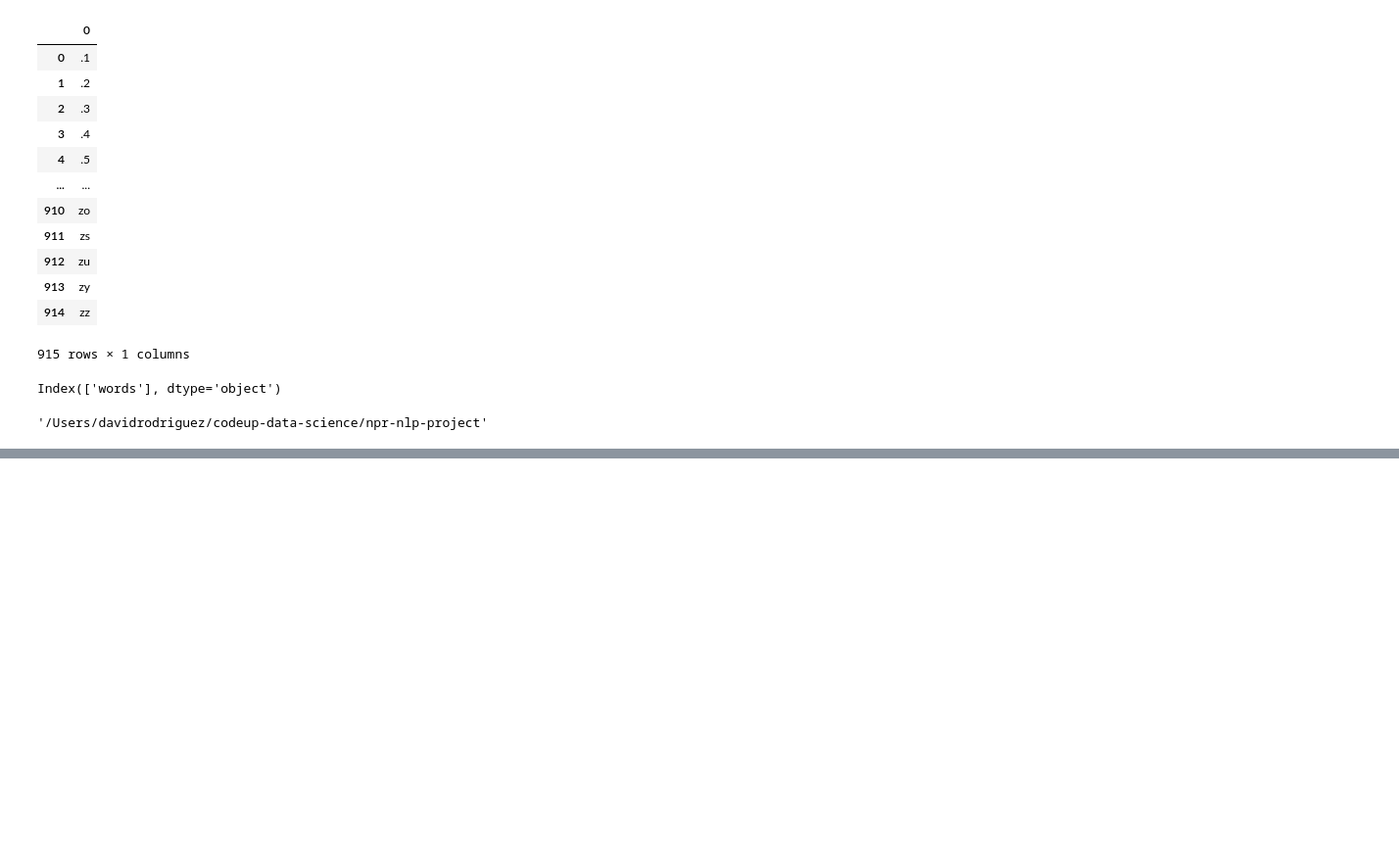
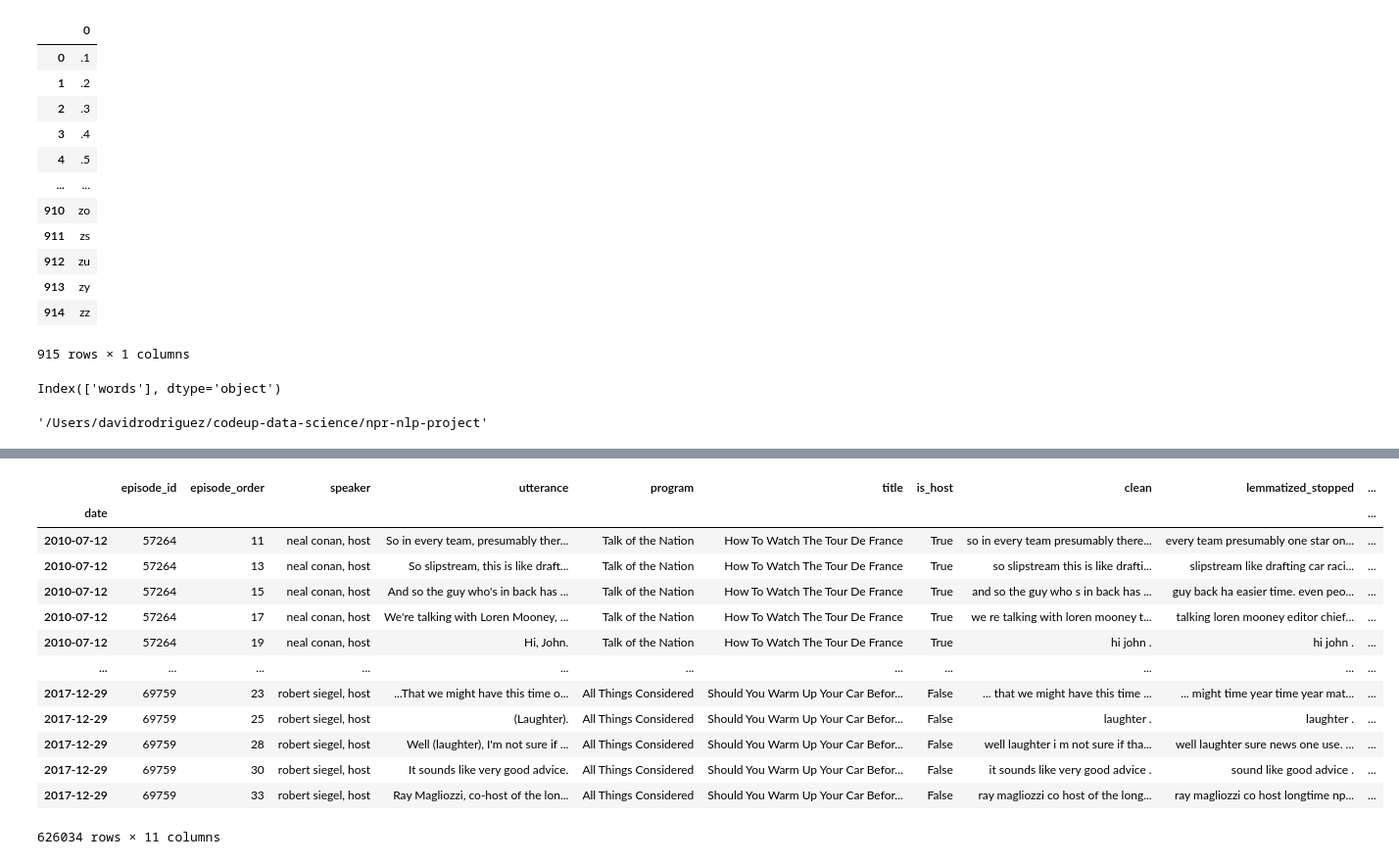
Before and after one commit to npr-nlp/npr-nlp-project, a Jupyter notebook: david_wip.ipynb, the cells around one changed output, grey strips where cells are left out. Shown: that part at 98% size. Saved outputs shown, nothing was run; the diff lists cells and outputs as text; code cells hidden in the pictures; blank space fills up the shorter version.

```diff
--- a/david_wip.ipynb
+++ b/david_wip.ipynb
@@ -1243,0 +1259,8 @@ pwd
+# %%
+#df.reset_index(inplace = True)
+#df.drop(columns = ['level_0', 'index'], inplace = True)
+df.speaker = df.speaker.str.lower()
+top_speakers = df[df.is_host == True].groupby('speaker').episode_id.count().to_frame().sort_values(by = 'episode_id', ascending = False).head(10).index
+# %%
+top_sp_df = df[df.speaker.isin(top_speakers)]
+top_sp_df.info()
@@ -1243,0 +1287,18 @@ pwd
+# %%
+top_sp_df.set_index('date', inplace = True)
+top_sp_df
+# %% [output]
+|  | episode_id | episode_order | speaker | utterance | program | title | is_host | clean | lemmatized_stopped | ... |
+| date |  |  |  |  |  |  |  |  |  | ... |
+| 2010-07-12 | 57264 | 11 | neal conan, host | So in every team, presumably ther... | Talk of the Nation | How To Watch The Tour De France | True | so in every team presumably there... | every team presumably one star on... | ... |
+| 2010-07-12 | 57264 | 13 | neal conan, host | So slipstream, this is like draft... | Talk of the Nation | How To Watch The Tour De France | True | so slipstream this is like drafti... | slipstream like drafting car raci... | ... |
+| 2010-07-12 | 57264 | 15 | neal conan, host | And so the guy who's in back has ... | Talk of the Nation | How To Watch The Tour De France | True | and so the guy who s in back has ... | guy back ha easier time. even peo... | ... |
+| 2010-07-12 | 57264 | 17 | neal conan, host | We're talking with Loren Mooney, ... | Talk of the Nation | How To Watch The Tour De France | True | we re talking with loren mooney t... | talking loren mooney editor chief... | ... |
+| 2010-07-12 | 57264 | 19 | neal conan, host | Hi, John. | Talk of the Nation | How To Watch The Tour De France | True | hi john . | hi john . | ... |
+| ... | ... | ... | ... | ... | ... | ... | ... | ... | ... | ... |
+| 2017-12-29 | 69759 | 23 | robert siegel, host | ...That we might have this time o... | All Things Considered | Should You Warm Up Your Car Befor... | False | ... that we might have this time ... | ... might time year time year mat... | ... |
+| 2017-12-29 | 69759 | 25 | robert siegel, host | (Laughter). | All Things Considered | Should You Warm Up Your Car Befor... | False | laughter . | laughter . | ... |
+| 2017-12-29 | 69759 | 28 | robert siegel, host | Well (laughter), I'm not sure if ... | All Things Considered | Should You Warm Up Your Car Befor... | False | well laughter i m not sure if tha... | well laughter sure news one use. ... | ... |
+| 2017-12-29 | 69759 | 30 | robert siegel, host | It sounds like very good advice. | All Things Considered | Should You Warm Up Your Car Befor... | False | it sounds like very good advice . | sound like good advice . | ... |
+| 2017-12-29 | 69759 | 33 | robert siegel, host | Ray Magliozzi, co-host of the lon... | All Things Considered | Should You Warm Up Your Car Befor... | False | ray magliozzi co host of the long... | ray magliozzi co host longtime np... | ... |
+626034 rows × 11 columns
```
Also changed, not shown: parts of 18 cells of this notebook.
